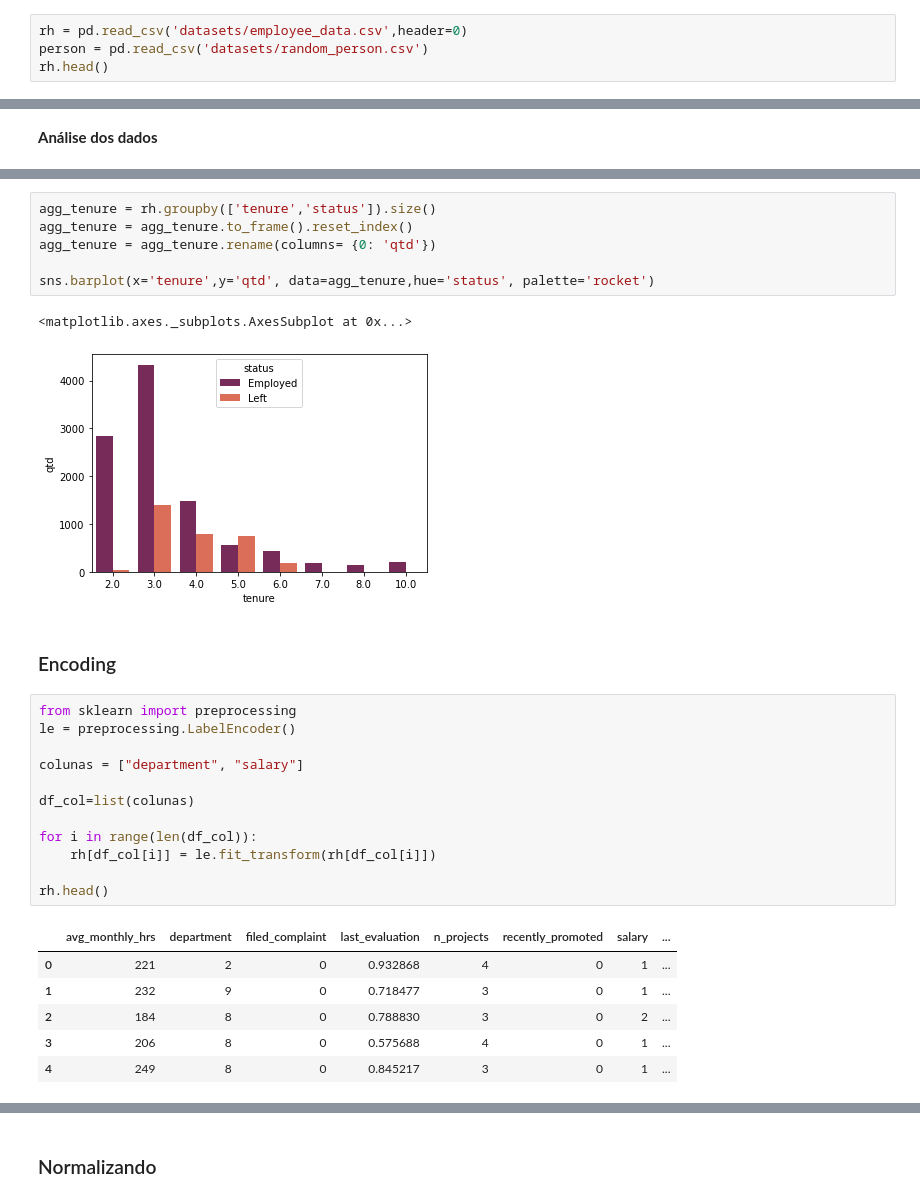
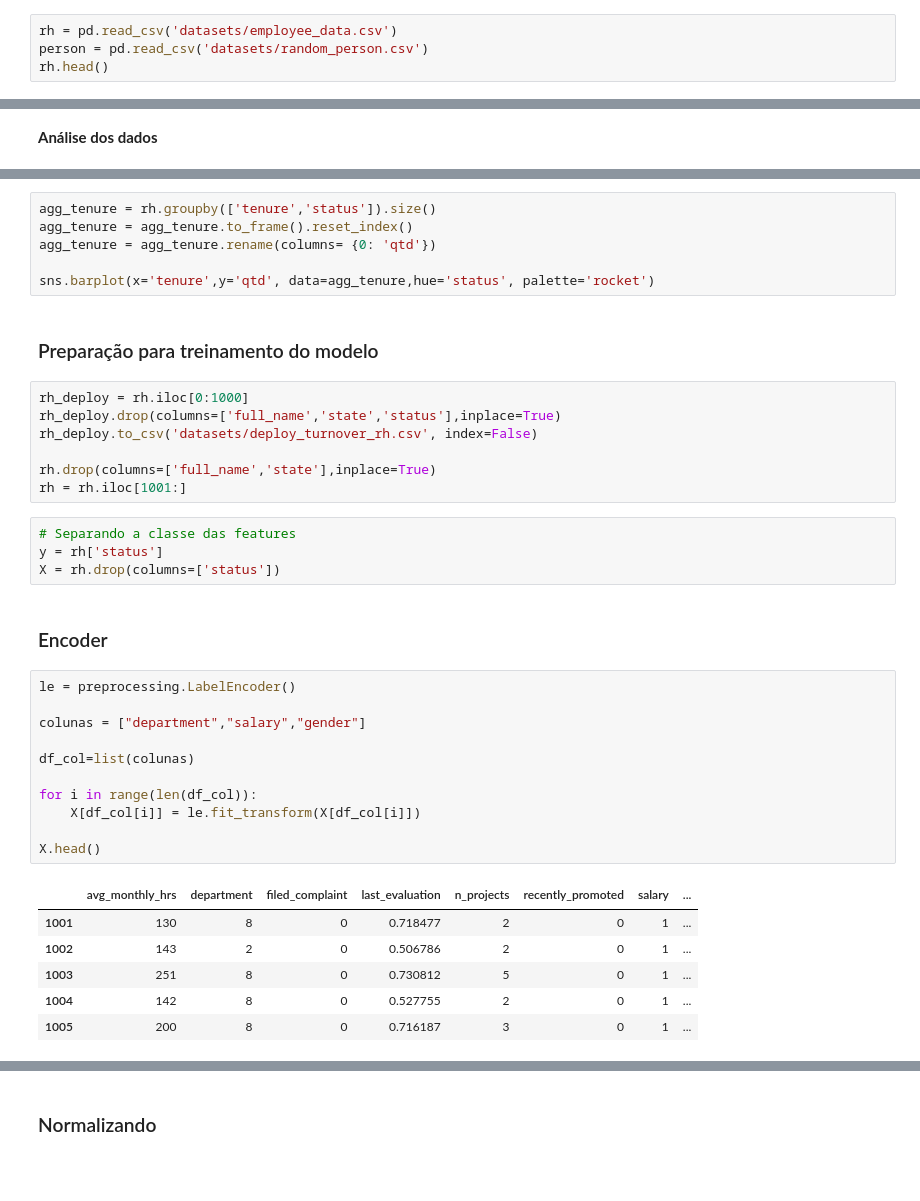
Before and after one commit to raphaelbrunovr/TCC_Puc_Minas_Classificacao_Turnover, a Jupyter notebook: 01_TCC_Turnover_RH.ipynb, the cells around one changed output, grey strips where cells are left out. Saved outputs shown, nothing was run; the diff lists cells and outputs as text; blank space fills up the shorter version.

```diff
--- a/01_TCC_Turnover_RH.ipynb
+++ b/01_TCC_Turnover_RH.ipynb
@@ -15,7 +24,7 @@ from sklearn.metrics import accuracy_score, confusion_matrix
 # %% [markdown]
 **Preparação dos dados**
 # %%
-rh = pd.read_csv('datasets/employee_data.csv',header=0)
+rh = pd.read_csv('datasets/employee_data.csv')
 person = pd.read_csv('datasets/random_person.csv')
 rh.head()
 # %% [output]
@@ -164,27 +161,36 @@ agg_tenure = agg_tenure.to_frame().reset_index()
 agg_tenure = agg_tenure.rename(columns= {0: 'qtd'})
 
 sns.barplot(x='tenure',y='qtd', data=agg_tenure,hue='status', palette='rocket')
-# %% [output]
-<matplotlib.axes._subplots.AxesSubplot at 0x...>
-[figure, removed]
+# %% [markdown]
+### Preparação para treinamento do modelo ###
+# %%
+rh_deploy = rh.iloc[0:1000]
+rh_deploy.drop(columns=['full_name','state','status'],inplace=True)
+rh_deploy.to_csv('datasets/deploy_turnover_rh.csv', index=False)
+
+rh.drop(columns=['full_name','state'],inplace=True)
+rh = rh.iloc[1001:]
+# %%
+# Separando a classe das features
+y = rh['status']
+X = rh.drop(columns=['status'])
 # %% [markdown]
-### Encoding ###
+### Encoder ###
 # %%
-from sklearn import preprocessing
 le = preprocessing.LabelEncoder()
 
-colunas = ["department", "salary"]
+colunas = ["department","salary","gender"]
 
 df_col=list(colunas)
 
 for i in range(len(df_col)):
-    rh[df_col[i]] = le.fit_transform(rh[df_col[i]])
+    X[df_col[i]] = le.fit_transform(X[df_col[i]])
 
-rh.head()
+X.head()
 # %% [output]
 |  | avg_monthly_hrs | department | filed_complaint | last_evaluation | n_projects | recently_promoted | salary | ... |
-| 0 | 221 | 2 | 0 | 0.932868 | 4 | 0 | 1 | ... |
-| 1 | 232 | 9 | 0 | 0.718477 | 3 | 0 | 1 | ... |
-| 2 | 184 | 8 | 0 | 0.788830 | 3 | 0 | 2 | ... |
-| 3 | 206 | 8 | 0 | 0.575688 | 4 | 0 | 1 | ... |
-| 4 | 249 | 8 | 0 | 0.845217 | 3 | 0 | 1 | ... |
+| 1001 | 130 | 8 | 0 | 0.718477 | 2 | 0 | 1 | ... |
+| 1002 | 143 | 2 | 0 | 0.506786 | 2 | 0 | 1 | ... |
+| 1003 | 251 | 8 | 0 | 0.730812 | 5 | 0 | 1 | ... |
+| 1004 | 142 | 8 | 0 | 0.527755 | 2 | 0 | 1 | ... |
+| 1005 | 200 | 8 | 0 | 0.716187 | 3 | 0 | 1 | ... |
```
Also changed, not shown: parts of 68 cells of this notebook, 1 other file.
